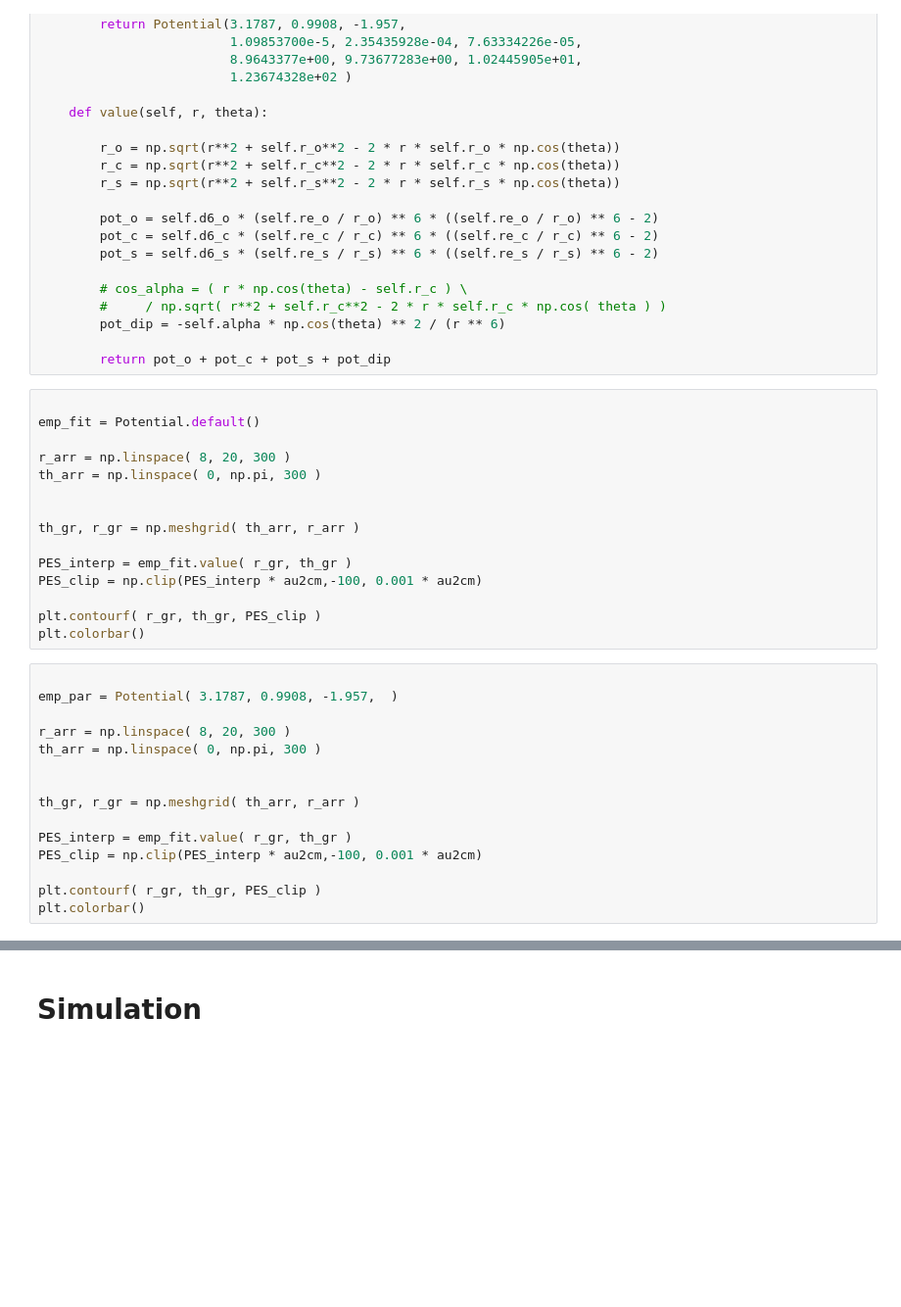
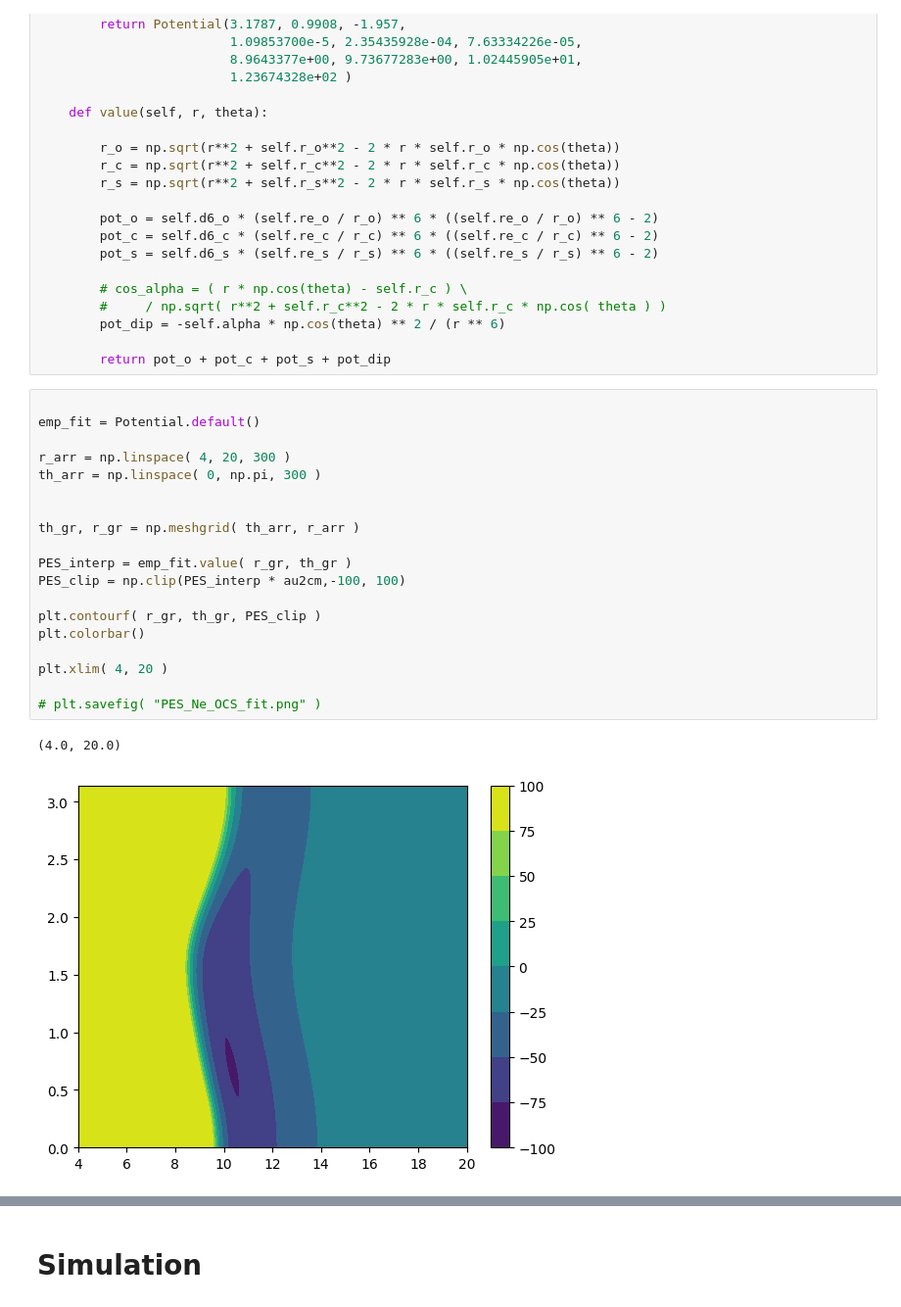
Before and after one commit to AK-Grabowsk3/NeOcs, a Jupyter notebook: analysis/NeOCS_qc_solver.ipynb, the cells around one changed output, grey strips where cells are left out. Shown: that part at 98% size. Saved outputs shown, nothing was run; the diff lists cells and outputs as text; blank space fills up the shorter version.

```diff
--- a/analysis/NeOCS_qc_solver.ipynb
+++ b/analysis/NeOCS_qc_solver.ipynb
@@ -184,30 +186,22 @@ class Potential:
 # %%
 
 emp_fit = Potential.default()
 
-r_arr = np.linspace( 8, 20, 300 )
+r_arr = np.linspace( 4, 20, 300 )
 th_arr = np.linspace( 0, np.pi, 300 )
 
 
 th_gr, r_gr = np.meshgrid( th_arr, r_arr )
 
 PES_interp = emp_fit.value( r_gr, th_gr )
-PES_clip = np.clip(PES_interp * au2cm,-100, 0.001 * au2cm)
+PES_clip = np.clip(PES_interp * au2cm,-100, 100)
 
 plt.contourf( r_gr, th_gr, PES_clip )
 plt.colorbar()
+
+plt.xlim( 4, 20 )
+
+# plt.savefig( "PES_Ne_OCS_fit.png" )
+# %% [output]
+(4.0, 20.0)
+[figure, added]
-# %%
-
-emp_par = Potential( 3.1787, 0.9908, -1.957,  )
-
-r_arr = np.linspace( 8, 20, 300 )
-th_arr = np.linspace( 0, np.pi, 300 )
-
-
-th_gr, r_gr = np.meshgrid( th_arr, r_arr )
-
-PES_interp = emp_fit.value( r_gr, th_gr )
-PES_clip = np.clip(PES_interp * au2cm,-100, 0.001 * au2cm)
-
-plt.contourf( r_gr, th_gr, PES_clip )
-plt.colorbar()
```
Also changed, not shown: parts of 15 cells of this notebook, 7 other files.
